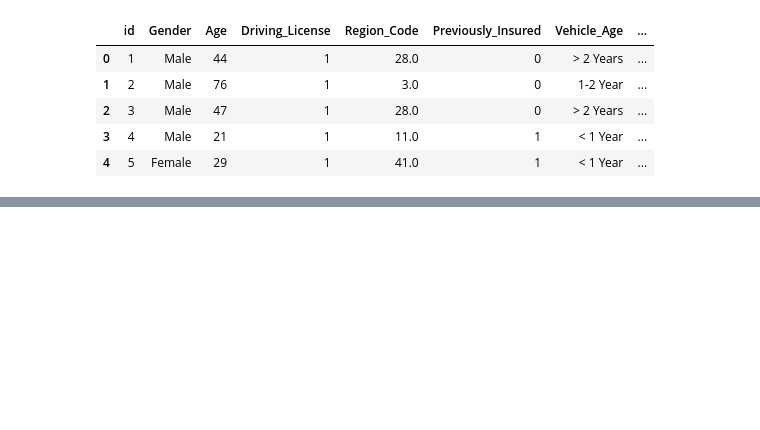
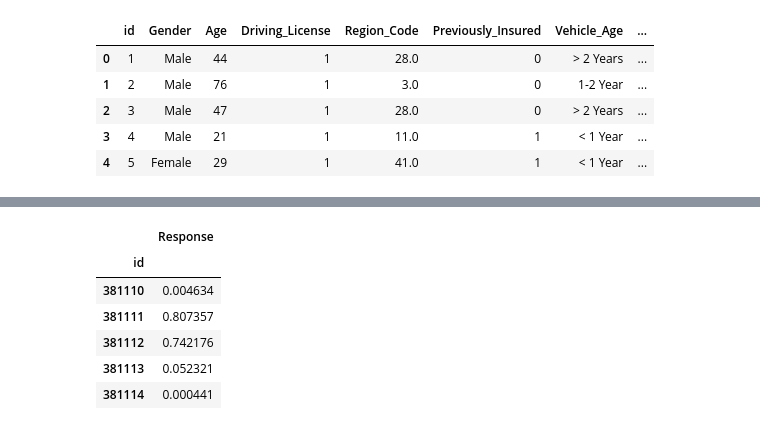
Before and after one commit to ashishrai512/Cross-sell-Prediction, a Jupyter notebook: Cross sell v1.ipynb, the cells around one changed output, grey strips where cells are left out. Drawn from its saved outputs; the diff is of its cells as text; code cells hidden in the pictures; blank space fills up the shorter version.

```diff
--- a/Cross sell v1.ipynb
+++ b/Cross sell v1.ipynb
@@ -101,0 +182,29 @@ sub.head()
+# %%
+clf_cat = cat.CatBoostClassifier(
+                    learning_rate=0.1,
+                    n_estimators=500,
+                     scale_pos_weight=7,
+                    max_depth=10,
+                    cat_features=cat_cols,
+                   l2_leaf_reg=3,
+                    verbose=False
+                    )
+
+clf=clf_cat.fit(X_train,y)
+pred=clf.predict_proba(X_test)[:,1].reshape(-1,1)
+# %%
+sub=pd.DataFrame()
+pred=pred
+sub['Response']=pred.ravel()
+sub.index=test.id
+sub=sub[['Response']]
+sub.to_csv('try1.csv')
+sub.head()
+# %% [output]
+|  | Response |
+| id |  |
+| 381110 | 0.004634 |
+| 381111 | 0.807357 |
+| 381112 | 0.742176 |
+| 381113 | 0.052321 |
+| 381114 | 0.000441 |
```
Also changed, not shown: parts of 15 cells of this notebook.
